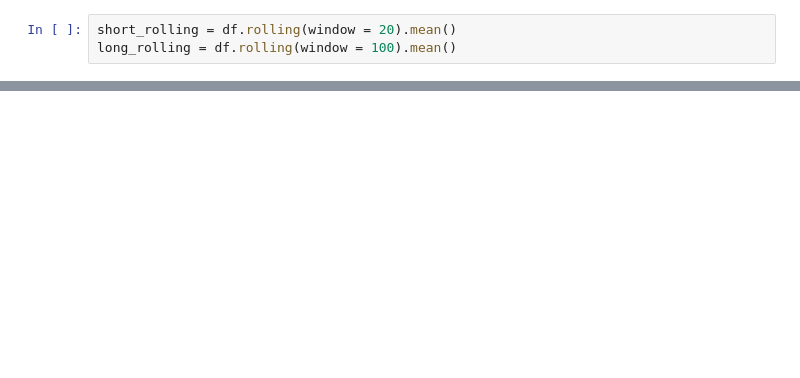
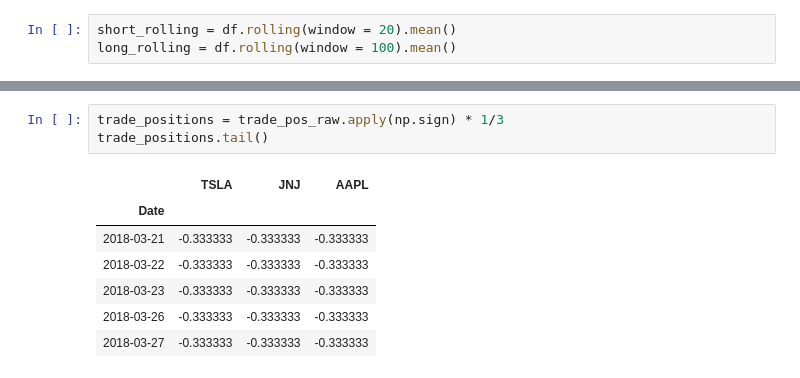
Before and after one commit to andrewcole33/moving_avg_trading, a Jupyter notebook: EMA.ipynb, the cells around one changed output, grey strips where cells are left out. Cells and saved outputs as stored; diff of their text form; blank space fills up the shorter version.

```diff
--- a/EMA.ipynb
+++ b/EMA.ipynb
@@ -69,0 +76,11 @@ plt.tight_layout()
+# %%
+trade_positions = trade_pos_raw.apply(np.sign) * 1/3
+trade_positions.tail()
+# %% [output]
+|  | TSLA | JNJ | AAPL |
+| Date |  |  |  |
+| 2018-03-21 | -0.333333 | -0.333333 | -0.333333 |
+| 2018-03-22 | -0.333333 | -0.333333 | -0.333333 |
+| 2018-03-23 | -0.333333 | -0.333333 | -0.333333 |
+| 2018-03-26 | -0.333333 | -0.333333 | -0.333333 |
+| 2018-03-27 | -0.333333 | -0.333333 | -0.333333 |
```
Also changed, not shown: parts of 10 cells of this notebook, 1 other file.
